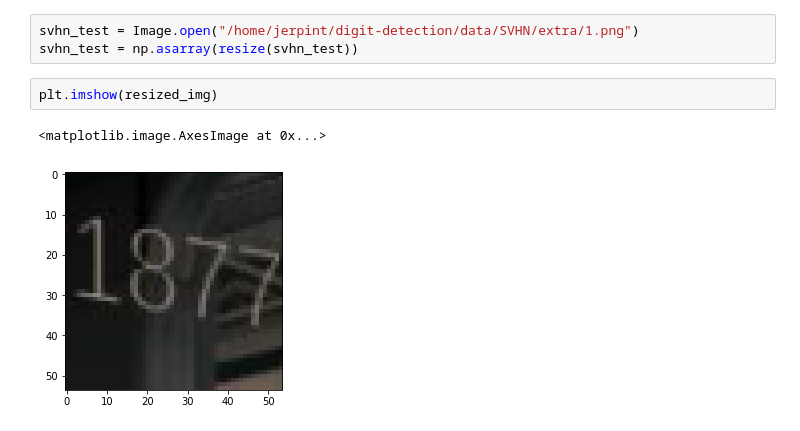
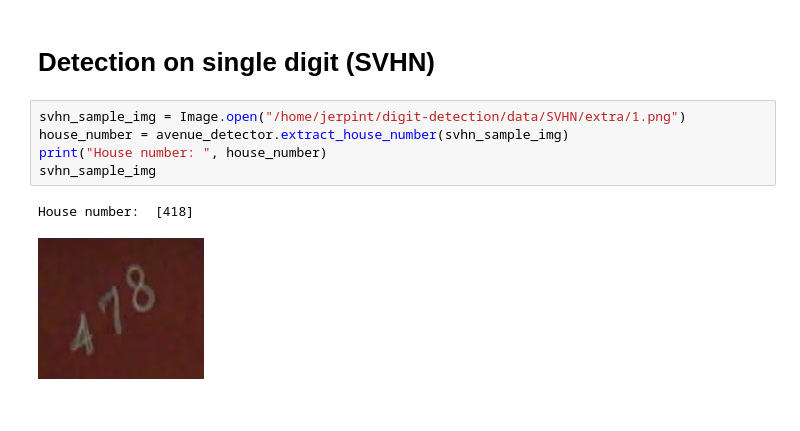
Before and after one commit to jerpint/maskrcnn-mila, a Jupyter notebook: demo/end2end.ipynb, the cells around one changed output. Drawn from its saved outputs; the diff is of its cells as text.

```diff
--- a/demo/end2end.ipynb
+++ b/demo/end2end.ipynb
@@ -77,8 +66,10 @@ digit_detector = torch.load('/home/jerpint/digit-detection/results/SVHN_Multilos
+# %% [markdown]
+# Detection on single digit (SVHN)
 # %%
-svhn_test = Image.open("/home/jerpint/digit-detection/data/SVHN/extra/1.png")
-svhn_test = np.asarray(resize(svhn_test))
+svhn_sample_img = Image.open("/home/jerpint/digit-detection/data/SVHN/extra/1.png")
+house_number = avenue_detector.extract_house_number(svhn_sample_img)
+print("House number: ", house_number)
+svhn_sample_img
+# %% [output]
+House number:  [418]
+[figure, added]
-# %%
-plt.imshow(resized_img)
-# %% [output]
-<matplotlib.image.AxesImage at 0x...>
-[figure, removed]
```
Also changed, not shown: parts of 9 cells of this notebook.
